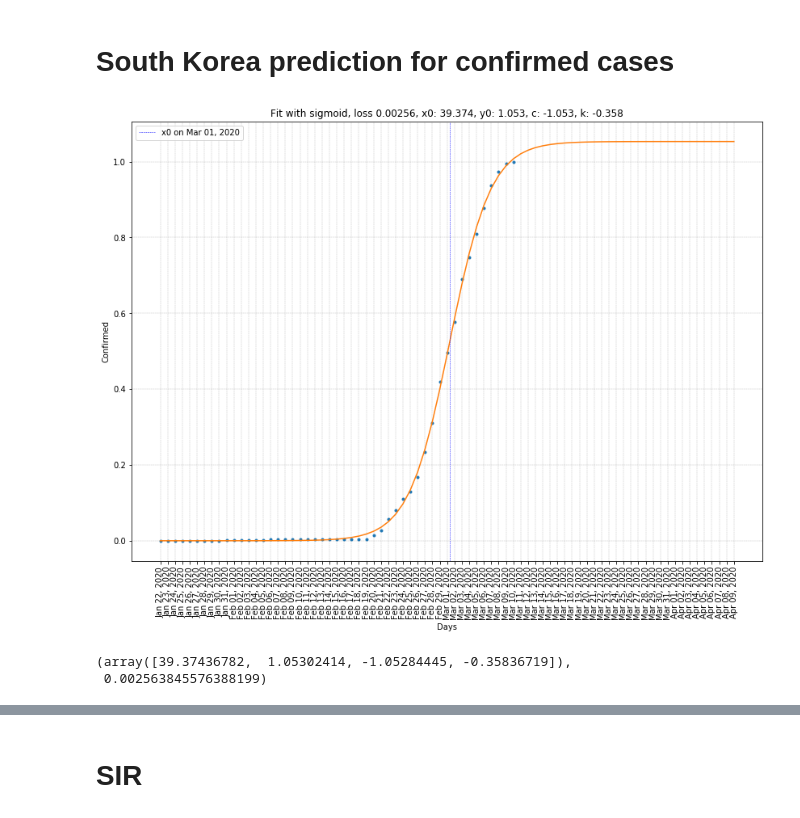
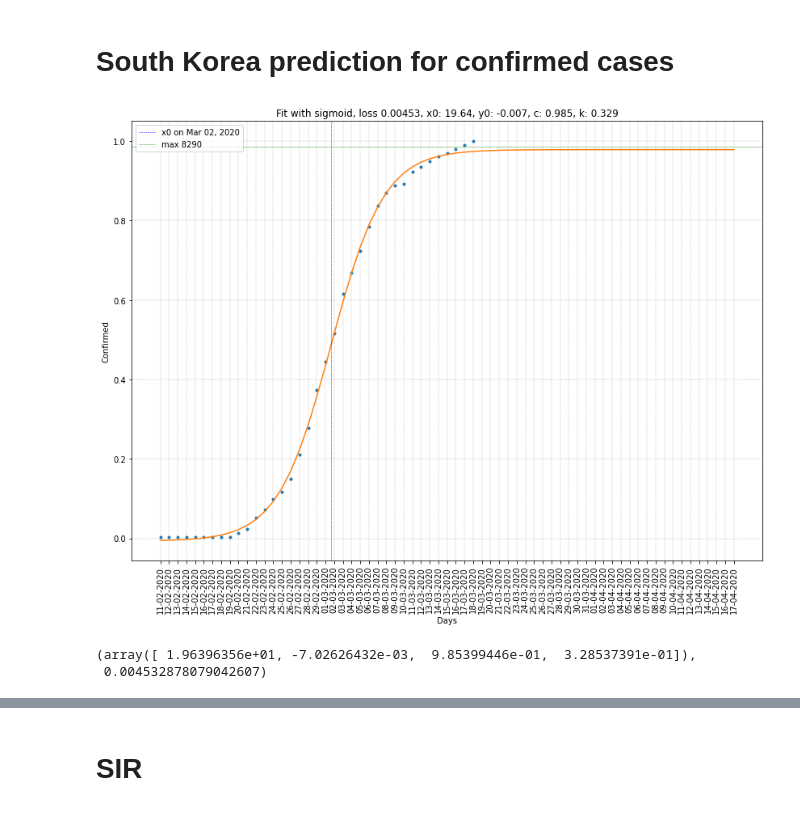
Before and after one commit to ClementBM/Experiment_Coronavius, a Jupyter notebook: notebook/Coronavirus_Prediction.ipynb, the cells around one changed output, grey strips where cells are left out. Cells and saved outputs as stored; diff of their text form; code cells hidden in the pictures.

```diff
--- a/notebook/Coronavirus_Prediction.ipynb
+++ b/notebook/Coronavirus_Prediction.ipynb
@@ -110,8 +132,11 @@ def fit_confirmed(df, function, prediction = 0, current_bounds = None, initial_g
 # %%
-china_confirmed = df_confirmed_bycountry_norm.loc["Mainland China",:]
+current_max = df_confirmed_bycountry.loc["China",:][-1]
+china_confirmed = df_confirmed_bycountry_norm.loc["China",:]
 offset = 0 # days
 prediction = 3 # days
-fit_confirmed(china_confirmed[offset:], sigmoid,
+fit_confirmed(china_confirmed[offset:],
+              sigmoid,
               prediction = prediction,
-              current_bounds = ([-np.inf, -np.inf, -np.inf, 0.0], np.inf))
+              current_bounds = ([-np.inf, -np.inf, -np.inf, 0.0], np.inf),
+              current_max = current_max)
 # %% [output]
@@ -121,10 +155,12 @@ fit_confirmed(china_confirmed[offset:], sigmoid,
 # %% [markdown]
 ## France prediction for confirmed cases
 # %%
+current_max = df_confirmed_bycountry.loc["France",:][-1]
 france_confirmed = df_confirmed_bycountry_norm.loc["France",:]
-offset = 0 # days
-prediction = 30 # days
-fit_confirmed(france_confirmed[offset:], sigmoid,
+offset = 10 # days
+prediction = 40 # days
+parameters, loss = fit_confirmed(france_confirmed[offset:], sigmoid,
               prediction = prediction,
-              initial_guess = [1.0, 1.0, 1.0, 1.0])
+              initial_guess = [1.0, 1.0, 1.0, 1.0],
+              current_max = current_max)
 # %% [output]
@@ -134,10 +178,13 @@ fit_confirmed(france_confirmed[offset:], sigmoid,
 # %% [markdown]
 # Italy prediction for confirmed cases
 # %%
+current_max = df_confirmed_bycountry.loc["Italy",:][-1]
 italy_confirmed = df_confirmed_bycountry_norm.loc["Italy",:]
-offset = 0 # days
+offset = 20 # days
 prediction = 30 # days
 fit_confirmed(italy_confirmed[offset:], sigmoid,
               prediction = prediction,
-              initial_guess = [np.median(italy_confirmed[offset:]), 1.0, 1.0, 1.0])
+              initial_guess = [np.median(italy_confirmed[offset:]), 1.0, 1.0, 1.0],
+              current_bounds = ([-np.inf, -np.inf, 0.0, 0.0], np.inf),
+              current_max = current_max)
 # %% [output]
@@ -147,13 +204,16 @@ fit_confirmed(italy_confirmed[offset:], sigmoid,
 # %% [markdown]
 # South Korea prediction for confirmed cases
 # %%
-korea_confirmed = df_confirmed_bycountry_norm.loc["Republic of Korea",:]
-offset = 0 # days
+current_max = df_confirmed_bycountry.loc["Korea, South",:][-1]
+korea_confirmed = df_confirmed_bycountry_norm.loc["Korea, South",:]
+offset = 20 # days
 prediction = 30 # days
 fit_confirmed(korea_confirmed[offset:], sigmoid,
               prediction = prediction,
-              initial_guess = [np.median(korea_confirmed[offset:]), 1.0, 1.0, 1.0])
+              initial_guess = [np.median(korea_confirmed[offset:]), 1.0, 1.0, 1.0],
+              current_bounds = ([-np.inf, -np.inf, 0.0, 0.0], np.inf),
+              current_max = current_max)
 # %% [output]
-[figure, old version]
+[figure, new version]
-(array([39.37436782,  1.05302414, -1.05284445, -0.35836719]),
- 0.002563845576388199)
+(array([ 1.96396356e+01, -7.02626432e-03,  9.85399446e-01,  3.28537391e-01]),
+ 0.004532878079042607)
```
Also changed, not shown: parts of 22 cells of this notebook.
